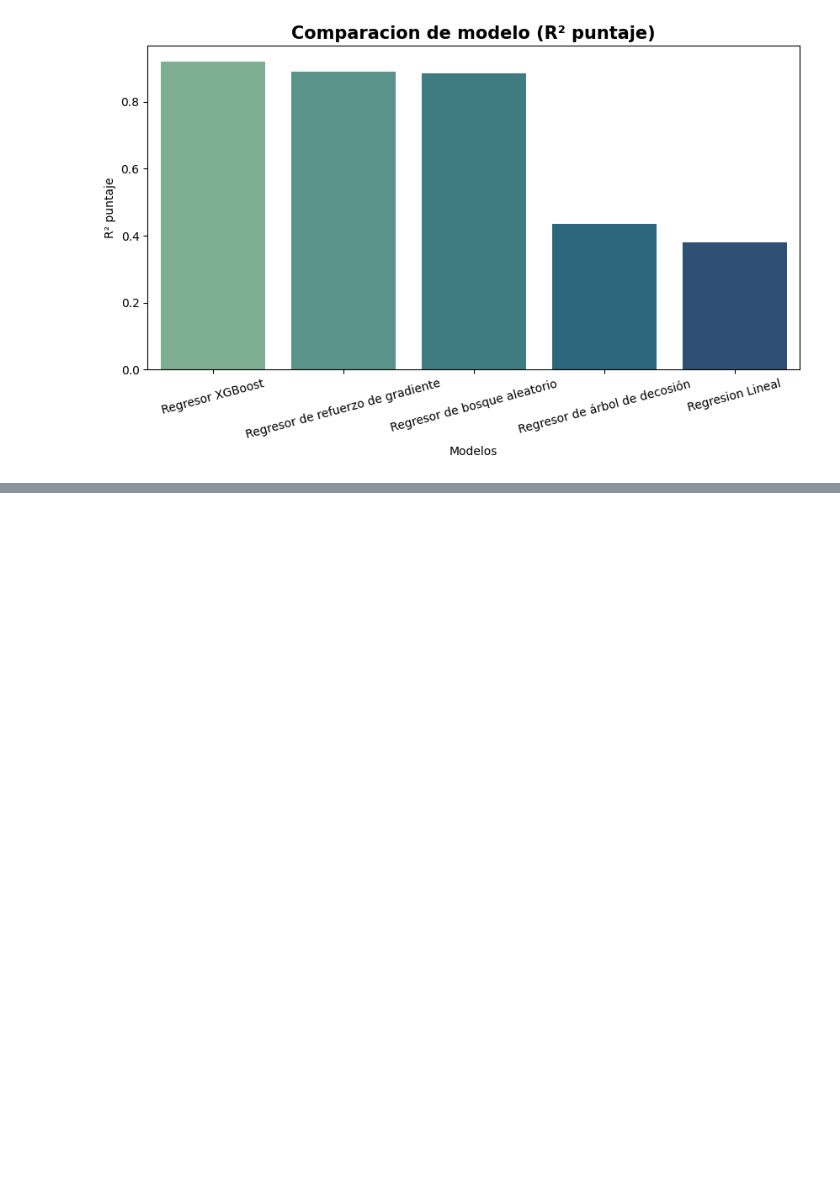
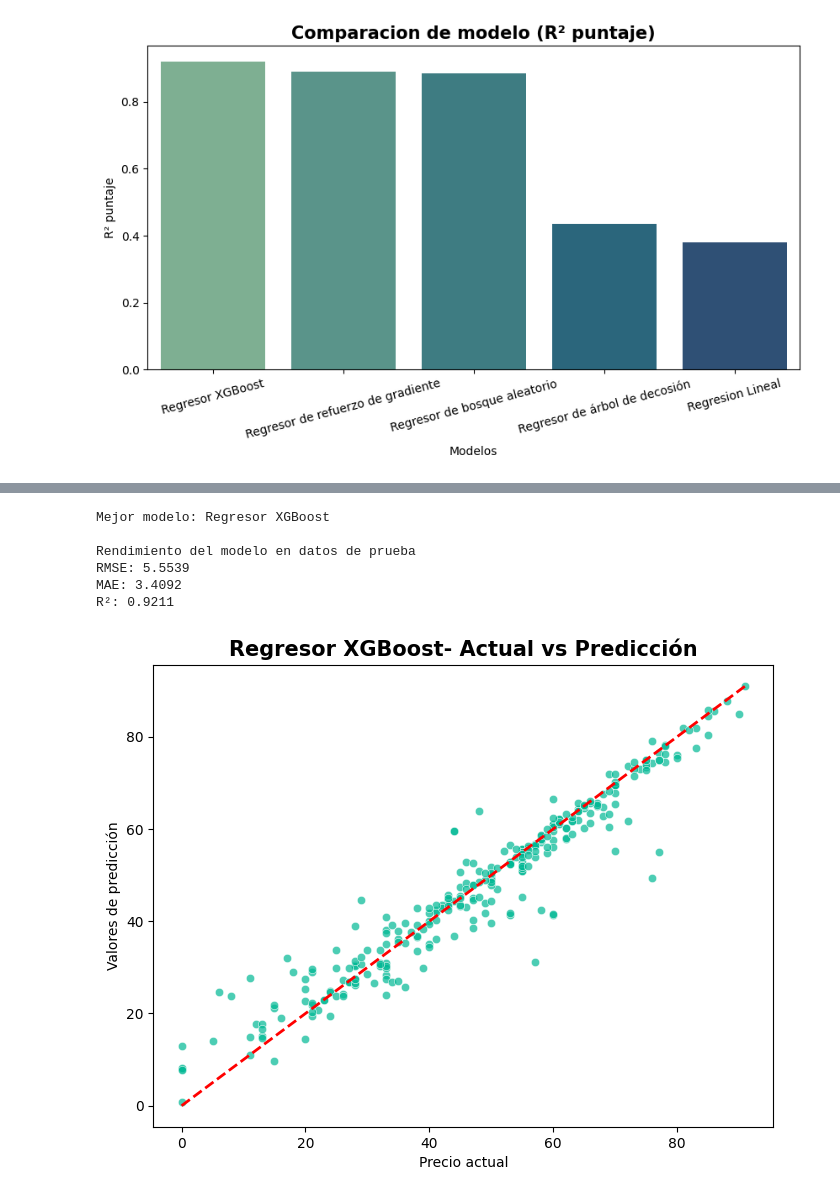
Before and after one commit to IgnacioToy/analisis_datos_amazon, a Jupyter notebook: analisis.ipynb, the cells around one changed output, grey strips where cells are left out. Drawn from its saved outputs; the diff is of its cells as text; code cells hidden in the pictures; blank space fills up the shorter version.

Commit message:
90% terminado, faltan hacer retoques

```diff
--- a/analisis.ipynb
+++ b/analisis.ipynb
@@ -455,0 +466,46 @@ plt.show()
+# %%
+# Identificar el mejor modelo en función del RMSE más bajo
+nombre_mejor_modelo = resultados_df['RMSE'].idxmin()        # Usar .idxmin para obtener el nombre del modelo
+print(f'Mejor modelo: {nombre_mejor_modelo}')               # Identificar el mejor modelo en función del RMSE más bajo
+
+# Recuperar el mejor objeto modelo
+mejor_modelo = modelos[nombre_mejor_modelo]                 # Recuperar el modelo en función del RMSE más bajo
+mejor_modelo.fit(X_train, y_train)                          # Entrenar el modelo con todos los datos de entrenamiento
+y_pred = mejor_modelo.predict(X_test)                       # Hacer predicciones en el conjunto de prueba
+
+# Evaluacion
+rmse = np.sqrt(mean_squared_error(y_test, y_pred))
+mae = mean_absolute_error(y_test, y_pred)
+r2 = r2_score(y_test, y_pred)
+
+print('\n''Rendimiento del modelo en datos de prueba')
+print(f'RMSE: {rmse:.4f}')
+print(f'MAE: {mae:.4f}')
+print(f'R²: {r2:.4f}')
+# %% [output]
+Mejor modelo: Regresor XGBoost
+
+Rendimiento del modelo en datos de prueba
+RMSE: 5.5539
+MAE: 3.4092
+R²: 0.9211
+# %%
+# Grafico: real vs prediccion
+plt.figure(figsize=(8,6))
+sns.scatterplot(x=y_test, y=y_pred, alpha=0.7, color="#00b894")
+plt.plot([y_test.min(), y_test.max()], [y_test.min(), y_test.max()], 'r--', lw=2)
+plt.title(f'{nombre_mejor_modelo}- Actual vs Predicción', fontsize=15, fontweight='bold')
+plt.xlabel('Precio actual')
+plt.ylabel('Valores de predicción')
+plt.show()
+
+# Graficó residual:
+residual = y_test - y_pred
+plt.figure(figsize=(8,5))
+sns.histplot(residual, bins=30, kde=True, color='#0984e3')
+plt.title(f'{nombre_mejor_modelo}- Distrubución residual', fontsize=15, fontweight='bold')
+plt.xlabel('Error de predicción (residuos)')
+plt.ylabel('Frecuencia')
+plt.show()
+# %% [output]
+[figure, added]
```
Also changed, not shown: parts of 1 cell of this notebook.
